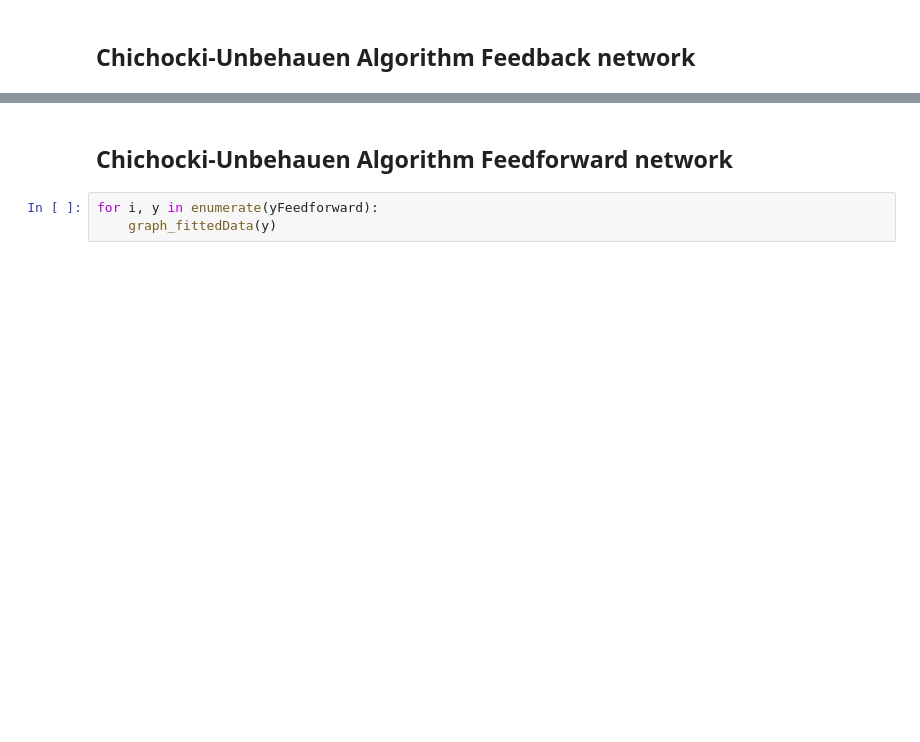
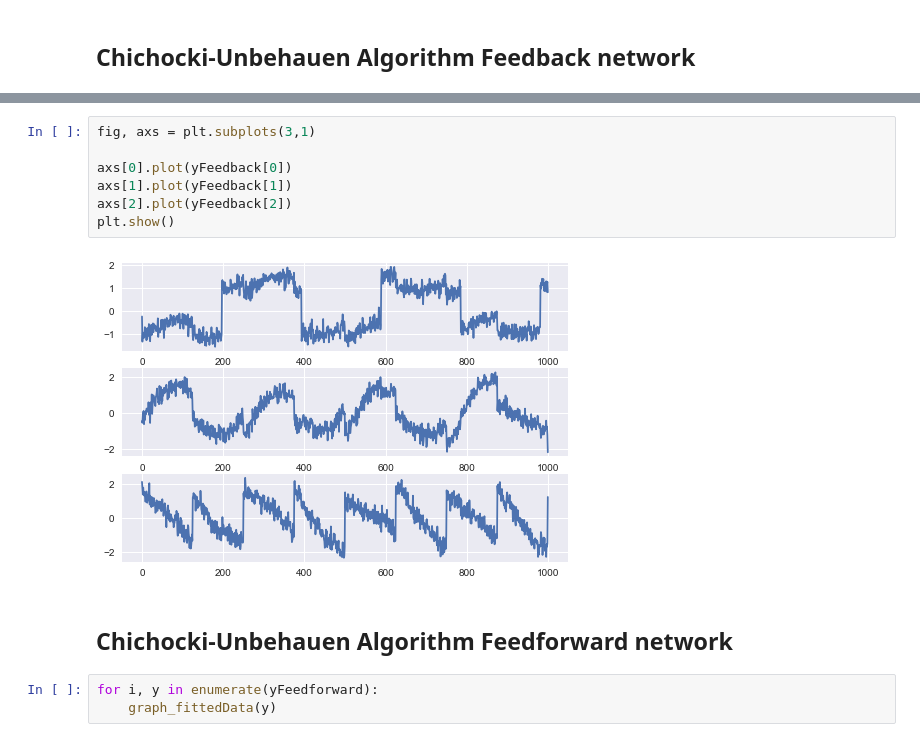
Before and after one commit to crucis/ICA, a Jupyter notebook: Exercicio 10 - 1000.ipynb, the cells around one changed output, grey strips where cells are left out. Cells and saved outputs as stored; diff of their text form; blank space fills up the shorter version.

```diff
--- a/Exercicio 10 - 1000.ipynb
+++ b/Exercicio 10 - 1000.ipynb
@@ -139,3 +148,12 @@ for i, y in enumerate(yFeedback):
+# %%
+fig, axs = plt.subplots(3,1)
+
+axs[0].plot(yFeedback[0])
+axs[1].plot(yFeedback[1])
+axs[2].plot(yFeedback[2])
+plt.show()
+# %% [output]
+[figure, added]
 # %% [markdown]
 ## Chichocki-Unbehauen Algorithm Feedforward network
 # %%
```
Also changed, not shown: parts of 24 cells of this notebook, 7 other files.
